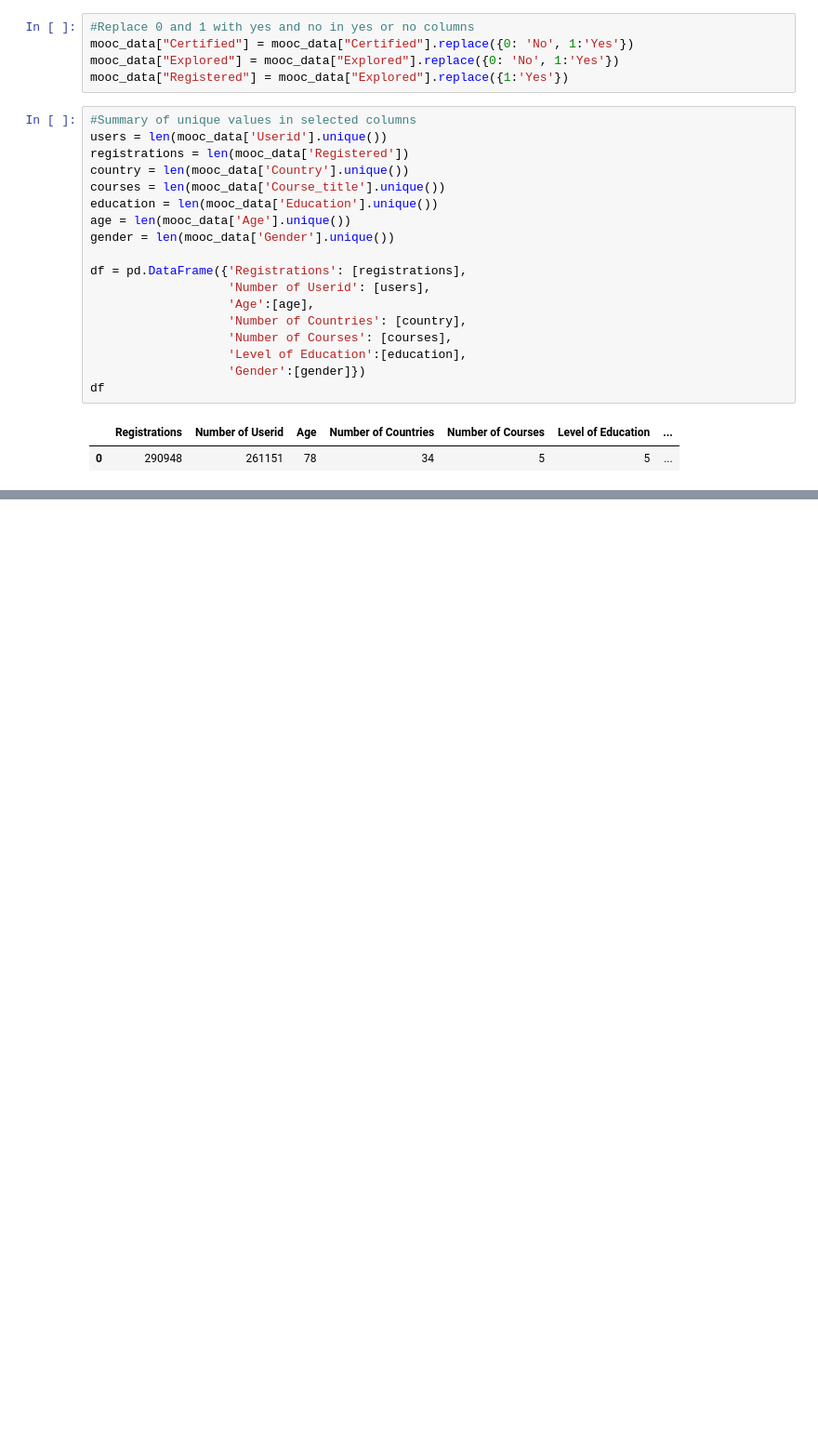
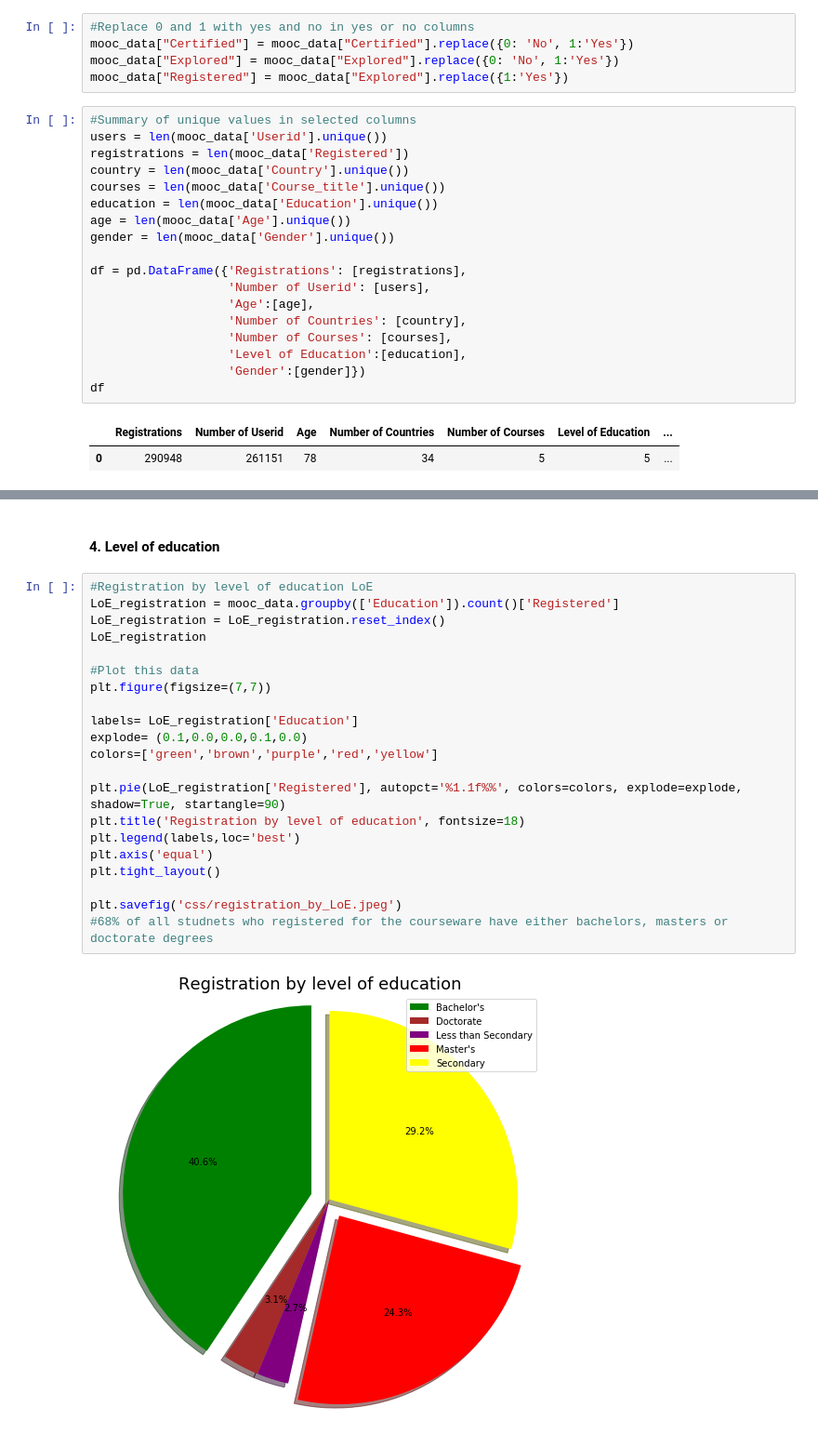
Before and after one commit to Deborahaina/Predicting-why-MOOCs-fail, a Jupyter notebook: DATS 6103 - Individual Project 3 - Deborah Aina.ipynb, the cells around one changed output, grey strips where cells are left out. Shown at 93% size. Cells and saved outputs as stored; diff of their text form; blank space fills up the shorter version.

```diff
--- a/DATS 6103 - Individual Project 3 - Deborah Aina.ipynb
+++ b/DATS 6103 - Individual Project 3 - Deborah Aina.ipynb
@@ -495,0 +272,25 @@ plt.show()
+# %% [markdown]
+#### 4. Level of education
+# %%
+#Registration by level of education LoE
+LoE_registration = mooc_data.groupby(['Education']).count()['Registered']
+LoE_registration = LoE_registration.reset_index()
+LoE_registration
+
+#Plot this data
+plt.figure(figsize=(7,7))
+
+labels= LoE_registration['Education']
+explode= (0.1,0.0,0.0,0.1,0.0)
+colors=['green','brown','purple','red','yellow']
+
+plt.pie(LoE_registration['Registered'], autopct='%1.1f%%', colors=colors, explode=explode, shadow=True, startangle=90)
+plt.title('Registration by level of education', fontsize=18)
+plt.legend(labels,loc='best')
+plt.axis('equal')
+plt.tight_layout()
+
+plt.savefig('css/registration_by_LoE.jpeg')
+#68% of all studnets who registered for the courseware have either bachelors, masters or doctorate degrees
+# %% [output]
+[figure, added]
```
Also changed, not shown: parts of 67 cells of this notebook, 20 other files.
